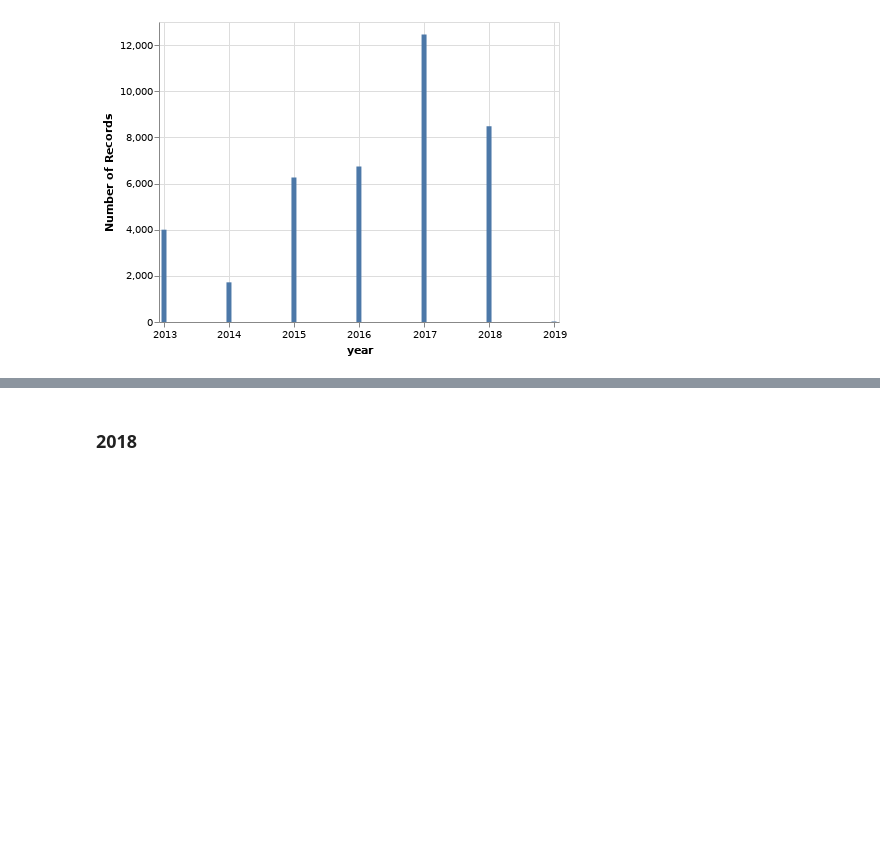
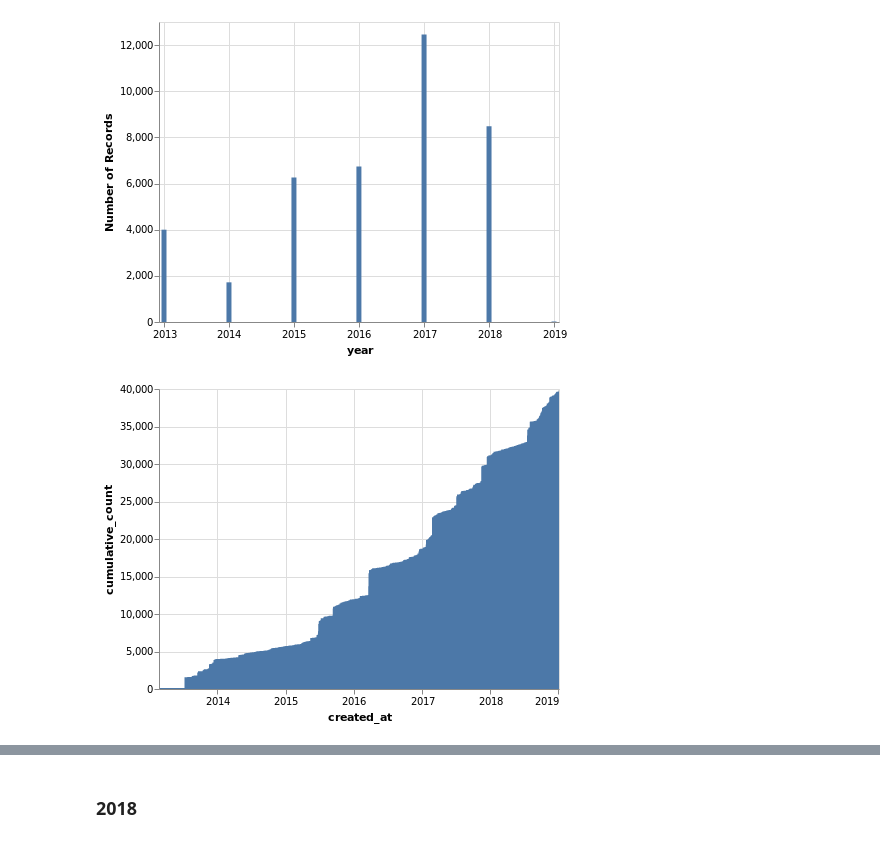
Before and after one commit to taniki/notebooks, a Jupyter notebook: data.gouv.fr/pilotage/datasets.ipynb, the cells around one changed output, grey strips where cells are left out. Saved outputs shown, nothing was run; the diff lists cells and outputs as text; code cells hidden in the pictures; blank space fills up the shorter version.

Commit message:
add cumulative count here and there

```diff
--- a/data.gouv.fr/pilotage/datasets.ipynb
+++ b/data.gouv.fr/pilotage/datasets.ipynb
@@ -66,6 +66,16 @@ alt.Chart(df).mark_bar().encode(
 )
 # %% [output]
 [figure]
+# %%
+alt.Chart(df).mark_area().encode(
+    x="created_at:T",
+    y="cumulative_count:Q"
+).transform_window(
+    window=[{ "op": "count", "field": "count", "as": "cumulative_count"}],
+    sort=[{'field': "created_at"}]
+)
+# %% [output]
+[figure, added]
 # %%
 alt.Chart(df).mark_line().encode(
     alt.X(
```
Also changed, not shown: parts of 14 cells of this notebook, 5 other files.
